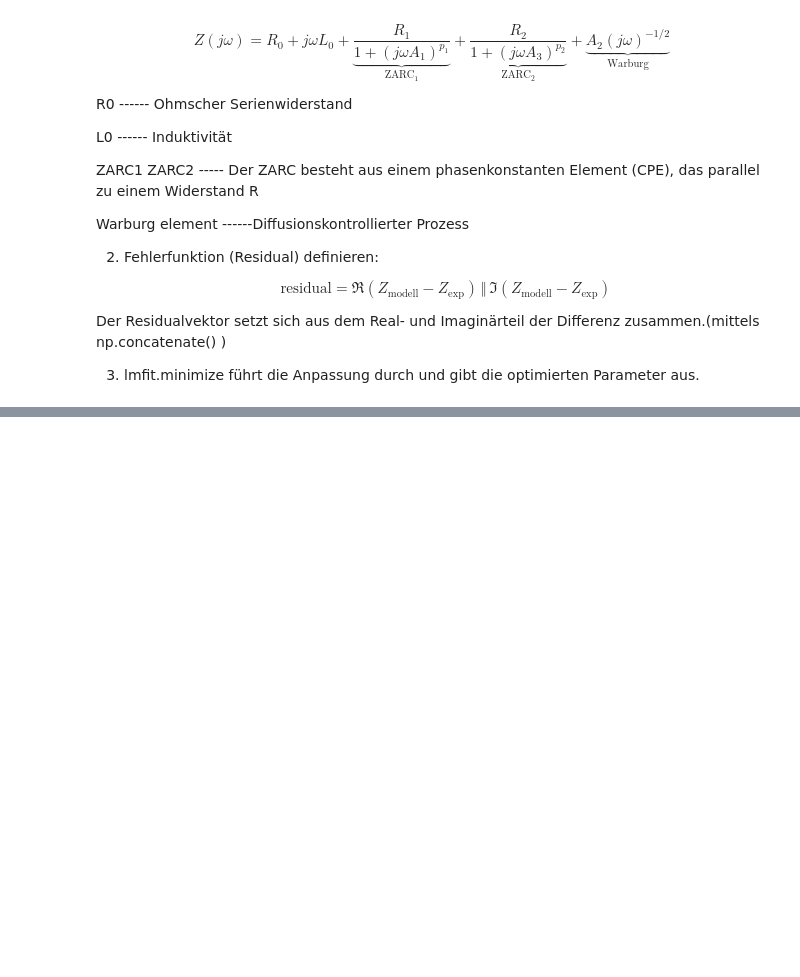
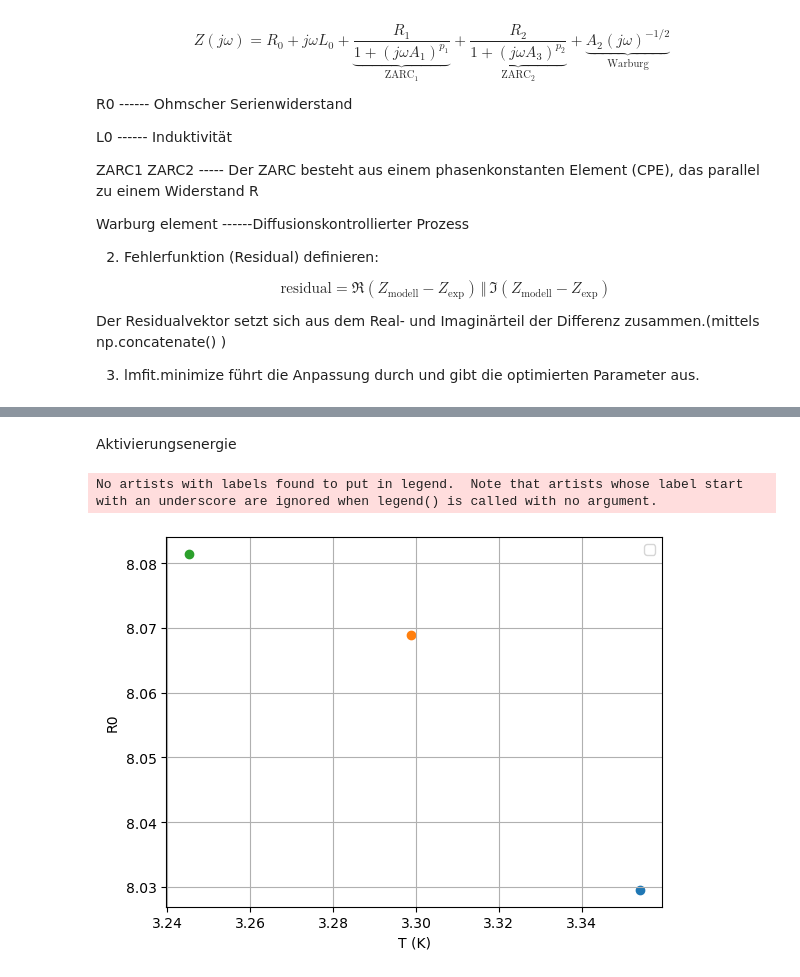
Before and after one commit to dieterduese/Projekt_Entropie, a Jupyter notebook: EIS_fitting.ipynb, the cells around one changed output, grey strips where cells are left out. Saved outputs shown, nothing was run; the diff lists cells and outputs as text; code cells hidden in the pictures; blank space fills up the shorter version.

Commit message:
aktivierungsenergie angefangen

```diff
--- a/EIS_fitting.ipynb
+++ b/EIS_fitting.ipynb
@@ -364,0 +388,21 @@ plt.grid(True)
+# %% [markdown]
+Aktivierungsenergie
+# %%
+plt.figure()
+cell = "46Ah_cell1"
+
+x=0
+element="R0"
+for t in data[cell].keys():
+    temperatur = int(t.replace("grad", ""))+273.15
+    plt.scatter(1000*1/temperatur,np.log(1/fit_data[cell][t][element].iloc[x]))
+    # plt.scatter(1000*1/temperatur,1/fit_data[cell][t][element].iloc[x],label=t)
+
+plt.xlabel("T (K)")
+plt.ylabel(element)
+# plt.yscale("log", base=np.e)
+plt.legend()
+plt.grid(True)
+# %% [output]
+No artists with labels found to put in legend.  Note that artists whose label start with an underscore are ignored when legend() is called with no argument.
+[figure, added]
```
Also changed, not shown: parts of 3 cells of this notebook.
